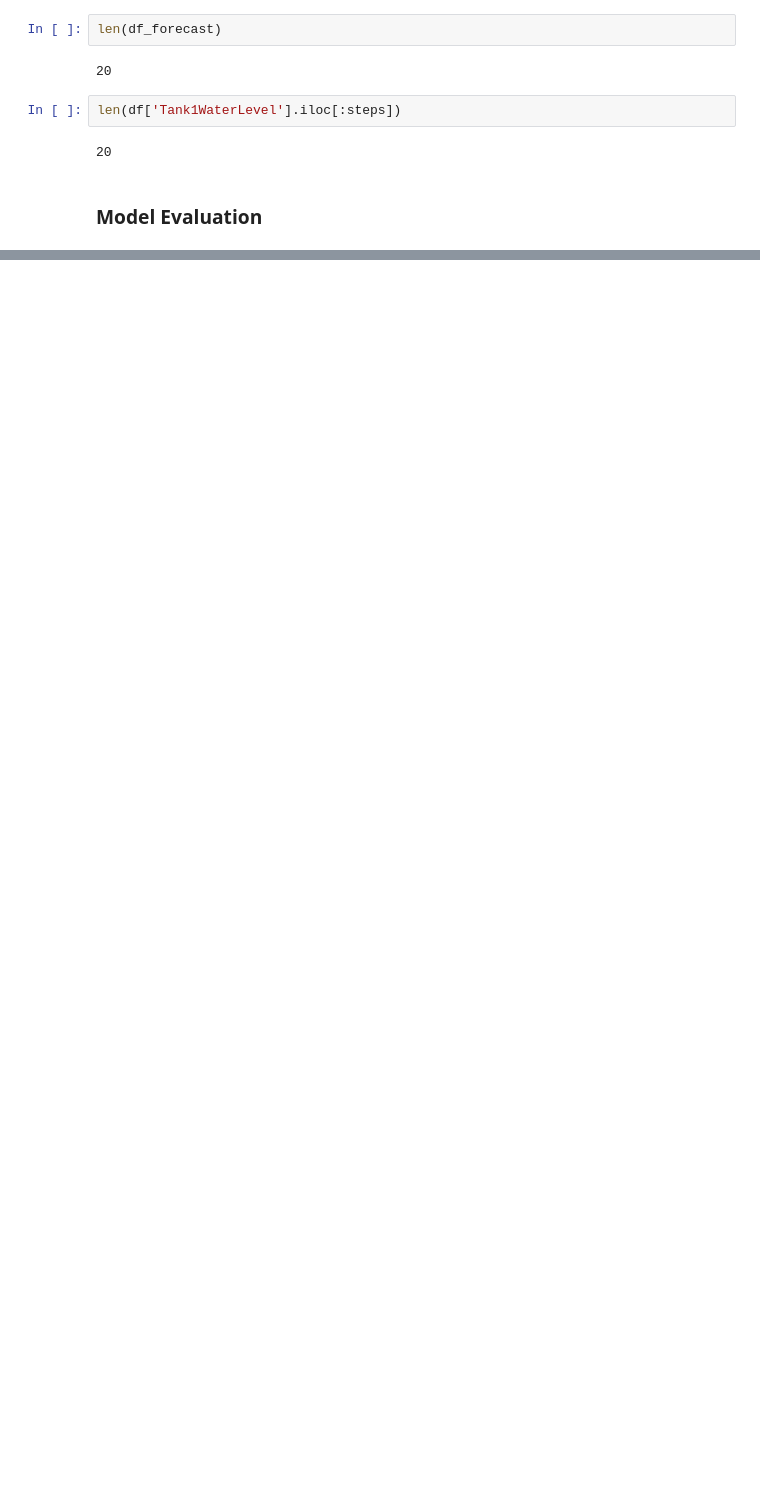
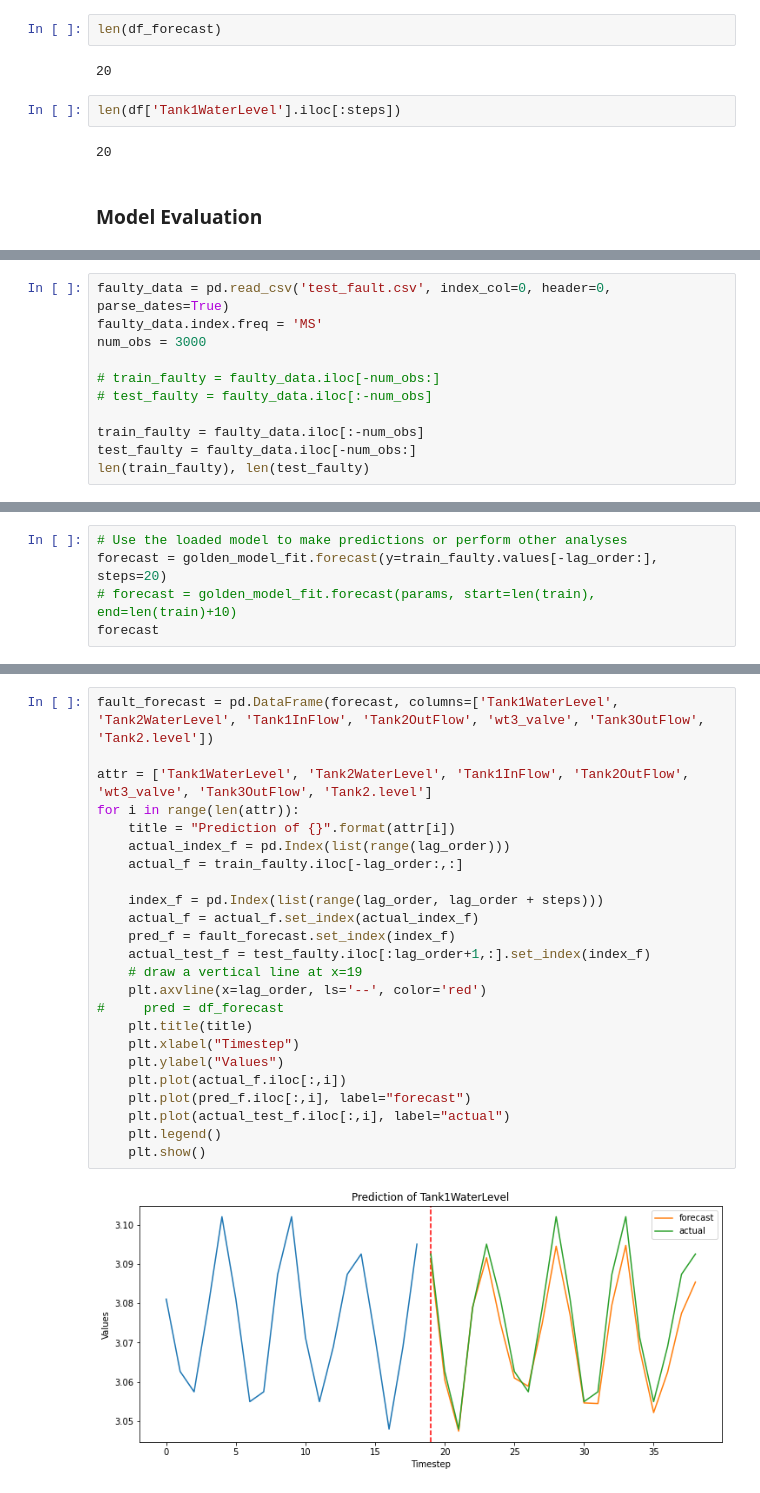
Before and after one commit to hayatu4islam/myRepo, a Jupyter notebook: Learning_Codes/VAR Model for Water Tank.ipynb, the cells around one changed output, grey strips where cells are left out. Drawn from its saved outputs; the diff is of its cells as text; blank space fills up the shorter version.

```diff
--- a/Learning_Codes/VAR Model for Water Tank.ipynb
+++ b/Learning_Codes/VAR Model for Water Tank.ipynb
@@ -411,0 +357,11 @@ faulty_data.index.freq = 'MS'
+# %%
+faulty_data = pd.read_csv('test_fault.csv', index_col=0, header=0, parse_dates=True)
+faulty_data.index.freq = 'MS'
+num_obs = 3000
+
+# train_faulty = faulty_data.iloc[-num_obs:]
+# test_faulty = faulty_data.iloc[:-num_obs]
+
+train_faulty = faulty_data.iloc[:-num_obs]
+test_faulty = faulty_data.iloc[-num_obs:]
+len(train_faulty), len(test_faulty)
@@ -411,0 +401,5 @@ faulty_data.index.freq = 'MS'
+# %%
+# Use the loaded model to make predictions or perform other analyses
+forecast = golden_model_fit.forecast(y=train_faulty.values[-lag_order:], steps=20)
+# forecast = golden_model_fit.forecast(params, start=len(train), end=len(train)+10)
+forecast
@@ -411,0 +441,26 @@ faulty_data.index.freq = 'MS'
+# %%
+fault_forecast = pd.DataFrame(forecast, columns=['Tank1WaterLevel', 'Tank2WaterLevel', 'Tank1InFlow', 'Tank2OutFlow', 'wt3_valve', 'Tank3OutFlow', 'Tank2.level'])
+
+attr = ['Tank1WaterLevel', 'Tank2WaterLevel', 'Tank1InFlow', 'Tank2OutFlow', 'wt3_valve', 'Tank3OutFlow', 'Tank2.level']
+for i in range(len(attr)):
+    title = "Prediction of {}".format(attr[i])
+    actual_index_f = pd.Index(list(range(lag_order)))
+    actual_f = train_faulty.iloc[-lag_order:,:]
+
+    index_f = pd.Index(list(range(lag_order, lag_order + steps)))
+    actual_f = actual_f.set_index(actual_index_f)
+    pred_f = fault_forecast.set_index(index_f)
+    actual_test_f = test_faulty.iloc[:lag_order+1,:].set_index(index_f)
+    # draw a vertical line at x=19
+    plt.axvline(x=lag_order, ls='--', color='red')
+#     pred = df_forecast
+    plt.title(title)
+    plt.xlabel("Timestep")
+    plt.ylabel("Values")
+    plt.plot(actual_f.iloc[:,i])
+    plt.plot(pred_f.iloc[:,i], label="forecast")
+    plt.plot(actual_test_f.iloc[:,i], label="actual")
+    plt.legend()
+    plt.show()
+# %% [output]
+[figure, added]
```
Also changed, not shown: parts of 19 cells of this notebook.
